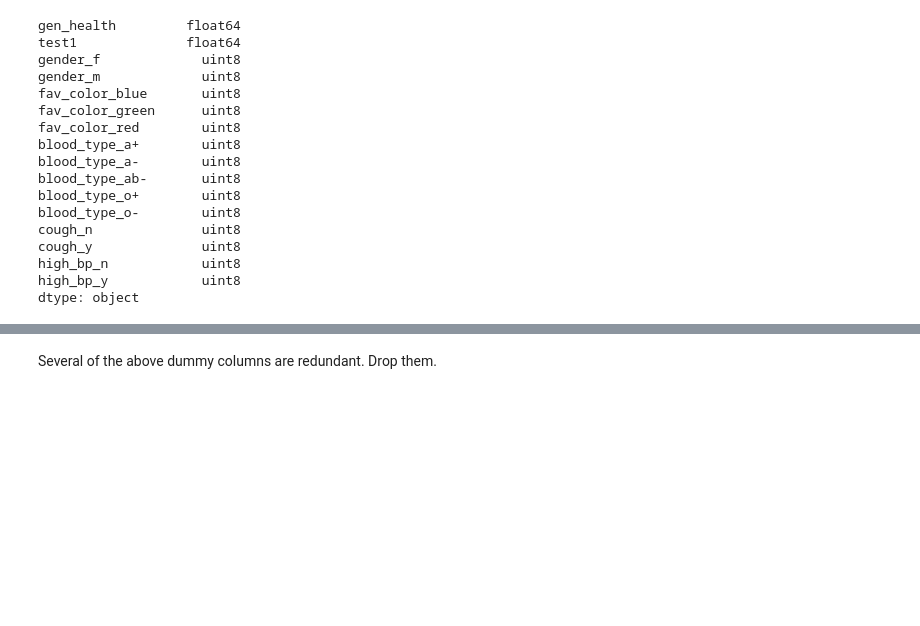
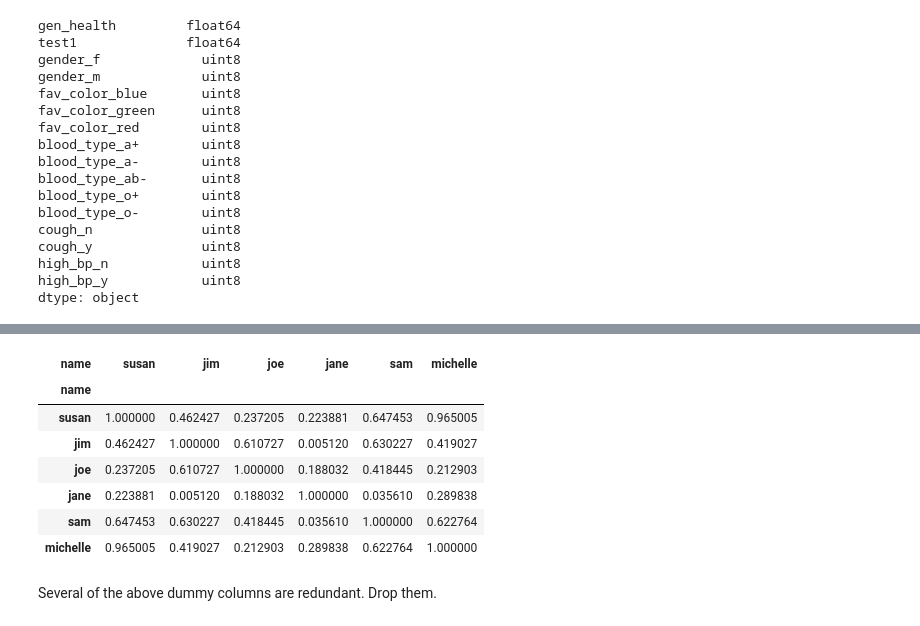
Before and after one commit to codeAligned/rw, a Jupyter notebook: dm1/hw/04/dif_sim.ipynb, the cells around one changed output, grey strips where cells are left out. Saved outputs shown, nothing was run; the diff lists cells and outputs as text; code cells hidden in the pictures; blank space fills up the shorter version.

```diff
--- a/dm1/hw/04/dif_sim.ipynb
+++ b/dm1/hw/04/dif_sim.ipynb
@@ -413,3 +439,15 @@ dtype: object
+# %%
+similar1 = ones - distance1
+similar1
+# %% [output]
+| name | susan | jim | joe | jane | sam | michelle |
+| name |  |  |  |  |  |  |
+| susan | 1.000000 | 0.462427 | 0.237205 | 0.223881 | 0.647453 | 0.965005 |
+| jim | 0.462427 | 1.000000 | 0.610727 | 0.005120 | 0.630227 | 0.419027 |
+| joe | 0.237205 | 0.610727 | 1.000000 | 0.188032 | 0.418445 | 0.212903 |
+| jane | 0.223881 | 0.005120 | 0.188032 | 1.000000 | 0.035610 | 0.289838 |
+| sam | 0.647453 | 0.630227 | 0.418445 | 0.035610 | 1.000000 | 0.622764 |
+| michelle | 0.965005 | 0.419027 | 0.212903 | 0.289838 | 0.622764 | 1.000000 |
 # %% [markdown]
 Several of the above dummy columns are redundant.  Drop them.
 # %%
```
Also changed, not shown: parts of 14 cells of this notebook.
